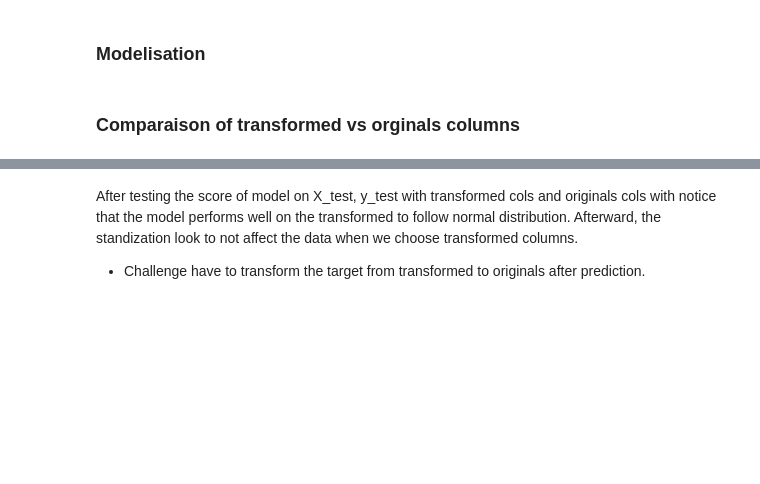
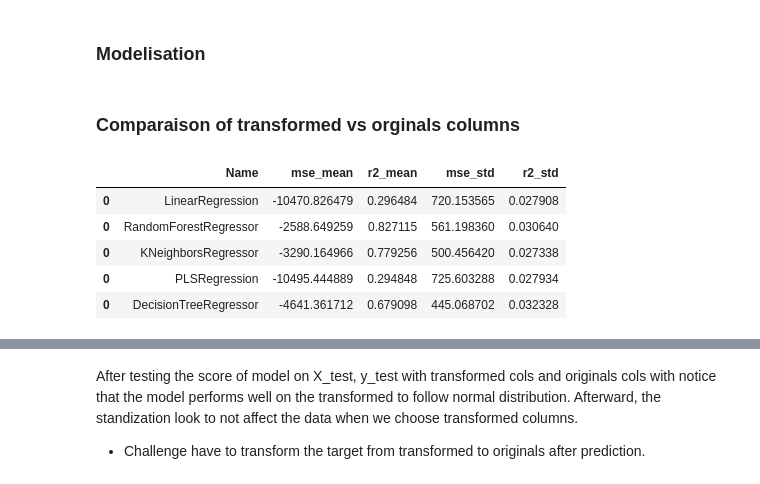
Before and after one commit to AdvancedGroupBootcamp/ai_marie_alex_moussa, a Jupyter notebook: RATP_Project/air-quality-in-stations.ipynb, the cells around one changed output, grey strips where cells are left out. Saved outputs shown, nothing was run; the diff lists cells and outputs as text; code cells hidden in the pictures; blank space fills up the shorter version.

```diff
--- a/RATP_Project/air-quality-in-stations.ipynb
+++ b/RATP_Project/air-quality-in-stations.ipynb
@@ -408,4 +409,4 @@ def process_splitting(df,column_choice,target):
 # %%
 X_train,X_test,y_train,y_test=process_splitting(chatelet_air,restricted_ori_cols,"CO2")
 
-#df_metric_original_cols=get_metrics(Regressors,X_train,y_train,cv=30)
+df_metric_original_cols=get_metrics(Regressors,X_train,y_train,cv=30)
@@ -414 +413,10 @@ X_train,X_test,y_train,y_test=process_splitting(chatelet_air,restricted_ori_cols
+# %%
+df_metric_original_cols
+# %% [output]
+|  | Name | mse_mean | r2_mean | mse_std | r2_std |
+| 0 | LinearRegression | -10470.826479 | 0.296484 | 720.153565 | 0.027908 |
+| 0 | RandomForestRegressor | -2588.649259 | 0.827115 | 561.198360 | 0.030640 |
+| 0 | KNeighborsRegressor | -3290.164966 | 0.779256 | 500.456420 | 0.027338 |
+| 0 | PLSRegression | -10495.444889 | 0.294848 | 725.603288 | 0.027934 |
+| 0 | DecisionTreeRegressor | -4641.361712 | 0.679098 | 445.068702 | 0.032328 |
 # %%
```
Also changed, not shown: parts of 8 cells of this notebook, 7 other files.
